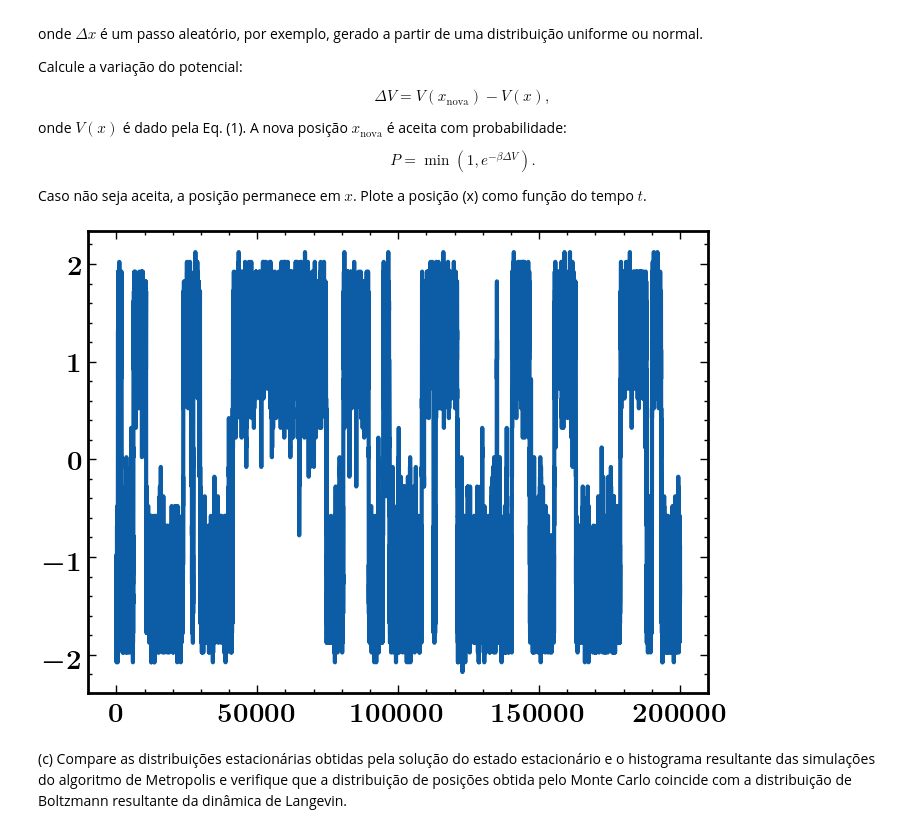
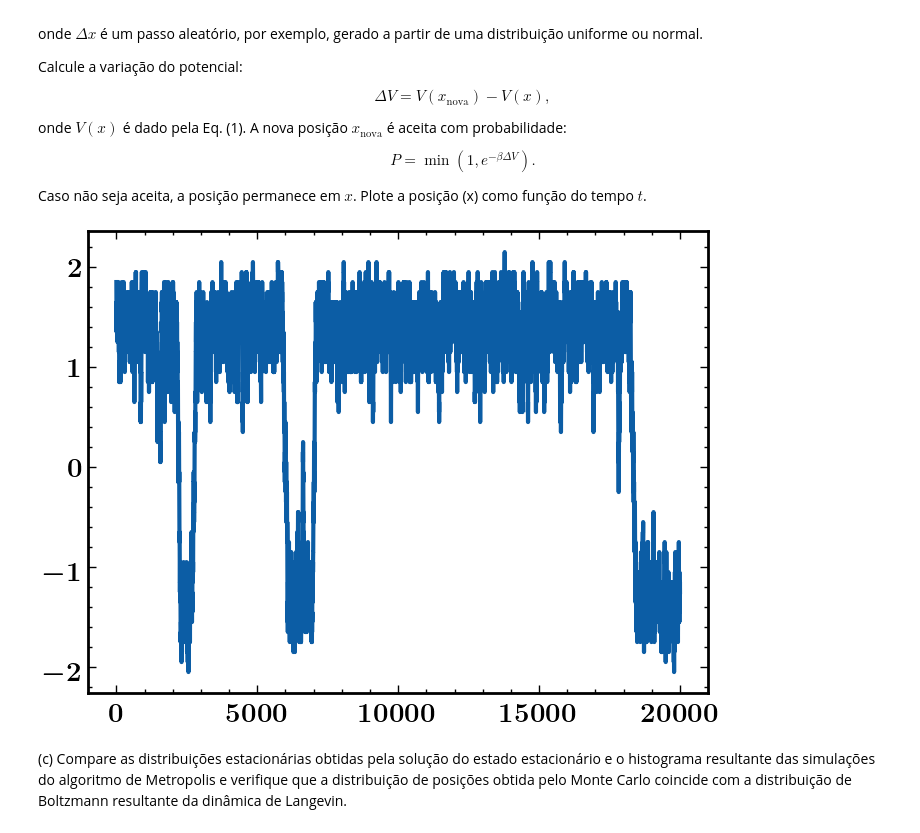
Before and after one commit to walacevale/Monte_Carlo, a Jupyter notebook: Lista 1/Lista1.ipynb, the cells around one changed output. Drawn from its saved outputs; the diff is of its cells as text; code cells hidden in the pictures.

```diff
--- a/Lista 1/Lista1.ipynb
+++ b/Lista 1/Lista1.ipynb
@@ -163,30 +184,30 @@ Caso não seja aceita, a posição permanece em $x$. Plote a posição \(x\) com
 # %%
 posicao_inicial = np.random.uniform(-2.5,2.5)
 #posicao_inicial = 0
 
 tamanho_passo = 0.1
 
 
 n = 200000
 posicoes_aceitas = []
 
 for _ in range(n):
     passo = np.random.choice([-tamanho_passo, tamanho_passo])
     posicao_nova = posicao_inicial + passo
 
     delta_V = V(posicao_nova) - V(posicao_inicial)
     p_min = np.min([1, np.exp(-beta*delta_V)])
 
     r = np.random.uniform(0,1)
     if r < p_min:
         posicao_inicial = posicao_nova
         posicoes_aceitas.append(posicao_nova)
     else:
         posicoes_aceitas.append(posicao_inicial)
 
-plt.plot(np.arange(n), posicoes_aceitas, '-')
+plt.plot(np.arange(n)[:20000], posicoes_aceitas[:20000], '-')
 plt.show()
 # %% [output]
-[figure, old version]
+[figure, new version]
 # %% [markdown]
 (c) Compare as distribuições estacionárias obtidas pela solução do estado estacionário e o histograma resultante das simulações do algoritmo de Metropolis e verifique que a distribuição de posições obtida pelo Monte Carlo coincide com a distribuição de Boltzmann resultante da dinâmica de Langevin.
```
Also changed, not shown: parts of 16 cells of this notebook.
